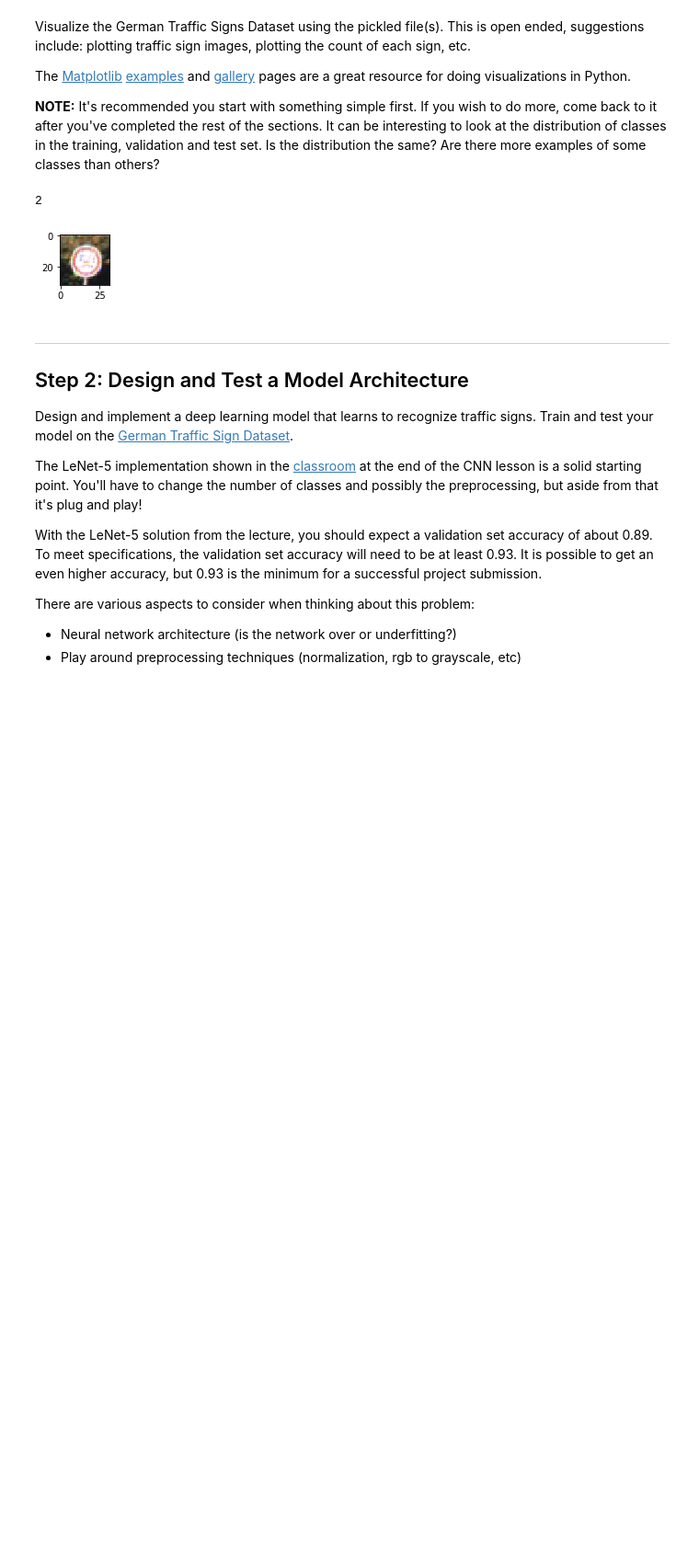
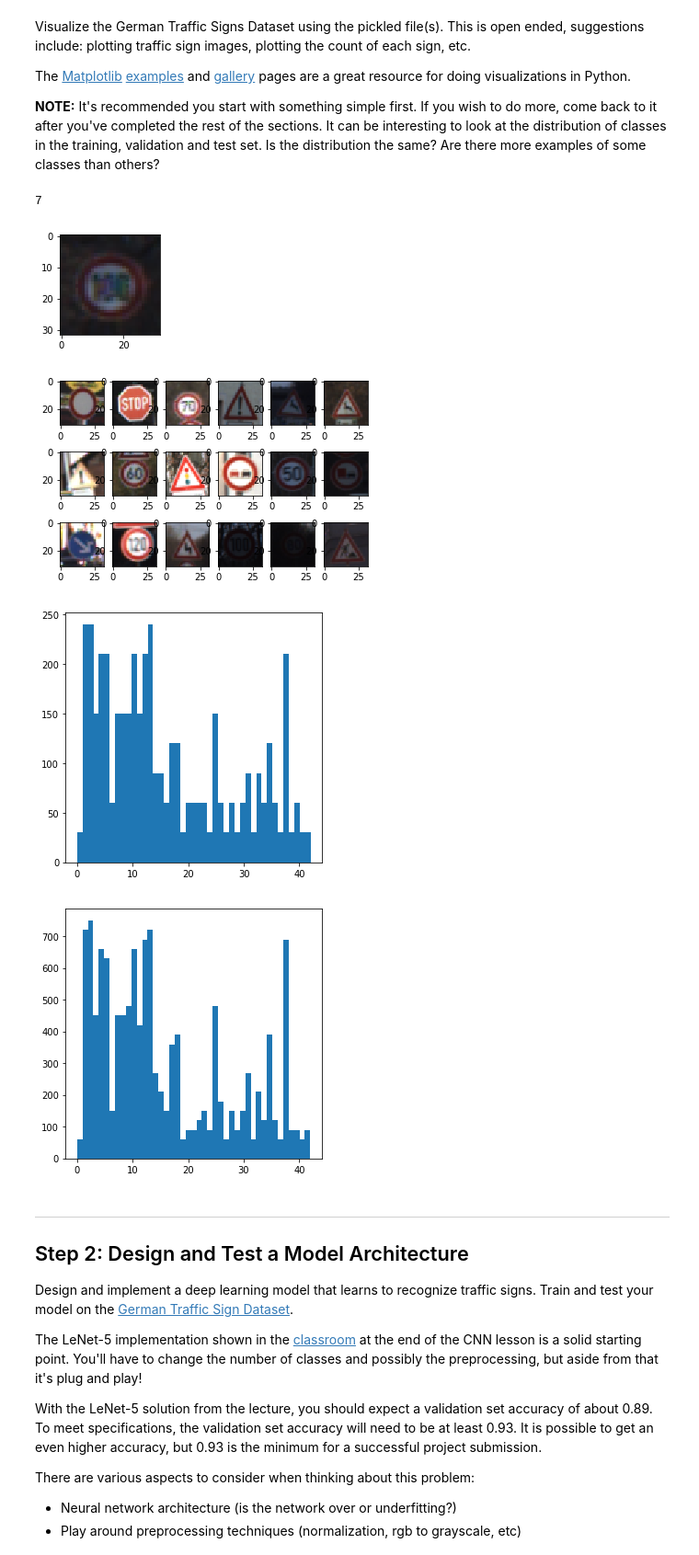
Before and after one commit to cwcentral/CarND-Traffic-Sign-Classifier-Project, a Jupyter notebook: Traffic_Sign_Classifier.ipynb, the cells around one changed output. Shown: that part at 92% size. Drawn from its saved outputs; the diff is of its cells as text; code cells hidden in the pictures; blank space fills up the shorter version.

```diff
--- a/Traffic_Sign_Classifier.ipynb
+++ b/Traffic_Sign_Classifier.ipynb
@@ -63,23 +72,24 @@ import pandas as pd
 import numpy as np
 from pandas import DataFrame
 
-
-# TODO: Number of training examples
+# Get Number of training examples
 n_train = len(X_train)
 
-# TODO: Number of validation examples
+# Get Number of validation examples
 n_validation = len(X_valid)
 
-# TODO: Number of testing examples.
+# Get Number of testing examples.
 n_test = len(X_test)
 
-# TODO: What's the shape of an traffic sign image?
+# Get What's the shape of an traffic sign image?
 image_shape = X_train[0].shape
 
-# TODO: How many unique classes/labels there are in the dataset.
-n_classes = 43
+# How many unique classes/labels there are in the dataset.
+# accoutn that cardinal is 0
+n_classes = np.max(y_train) - np.min(y_train) + 1
 
 print("Number of training examples =", n_train)
+print("Number of validation examples =", n_validation)
 print("Number of testing examples =", n_test)
 print("Image data shape =", image_shape)
 print("Number of classes =", n_classes)
@@ -96,23 +107,48 @@ Visualize the German Traffic Signs Dataset using the pickled file(s). This is op
 The [Matplotlib](http://matplotlib.org/) [examples](http://matplotlib.org/examples/index.html) and [gallery](http://matplotlib.org/gallery.html) pages are a great resource for doing visualizations in Python.
 
 **NOTE:** It's recommended you start with something simple first. If you wish to do more, come back to it after you've completed the rest of the sections. It can be interesting to look at the distribution of classes in the training, validation and test set. Is the distribution the same? Are there more examples of some classes than others?
-# %%
-### Data exploration visualization code goes here.
-### Feel free to use as many code cells as needed.
-import matplotlib.pyplot as plt
-import random
-
-%matplotlib inline
-
-index = random.randint(0, len(X_train))
-image = X_train[index].squeeze()
-
-plt.figure(figsize=(1,1))
-plt.imshow(image, cmap="gray")
-print(y_train[index])
-# %% [output]
-2
-[figure, removed]
+# %%
+### Data exploration visualization code goes here.
+### Feel free to use as many code cells as needed.
+import matplotlib.pyplot as plt
+import random
+
+%matplotlib inline
+
+# let's display a single image
+index = random.randint(0, len(X_train))   #pick a random image in the dataset
+image = X_train[index].squeeze()
+plt.figure(figsize=(2,2))
+plt.imshow(image, cmap="gray")
+print(y_train[index])
+
+#let's now display a grid of images
+cell_w = 3
+cell_h = 6
+tmp_img, X_img_arr = plt.subplots(cell_w, cell_h)
+idx_row = 0
+for idx in range(0,18):
+    col = idx % cell_w
+    # plot on relevant subplot
+    rand_idx = random.randint(0, len(X_train)) #pick a random image in the dataset
+    X_img_arr[col,idx_row].imshow(X_train[rand_idx])
+    if col == (cell_w - 1):
+         # we have finished the current row, so increment row counter
+         idx_row += 1
+
+# Now lets show the frequency of labels found in a dataset as per number of classifiers
+def show_histogram(dataset, bins):
+    plt.figure(figsize=(5,5))
+    plt.hist(dataset, bins)
+
+show_histogram(y_valid, n_classes)
+show_histogram(y_test, n_classes)
+# %% [output]
+7
+[figure, added]
+[figure, added]
+[figure, added]
+[figure, added]
 # %% [markdown]
 ----
 
```
Also changed, not shown: parts of 12 cells of this notebook, 7 other files.
